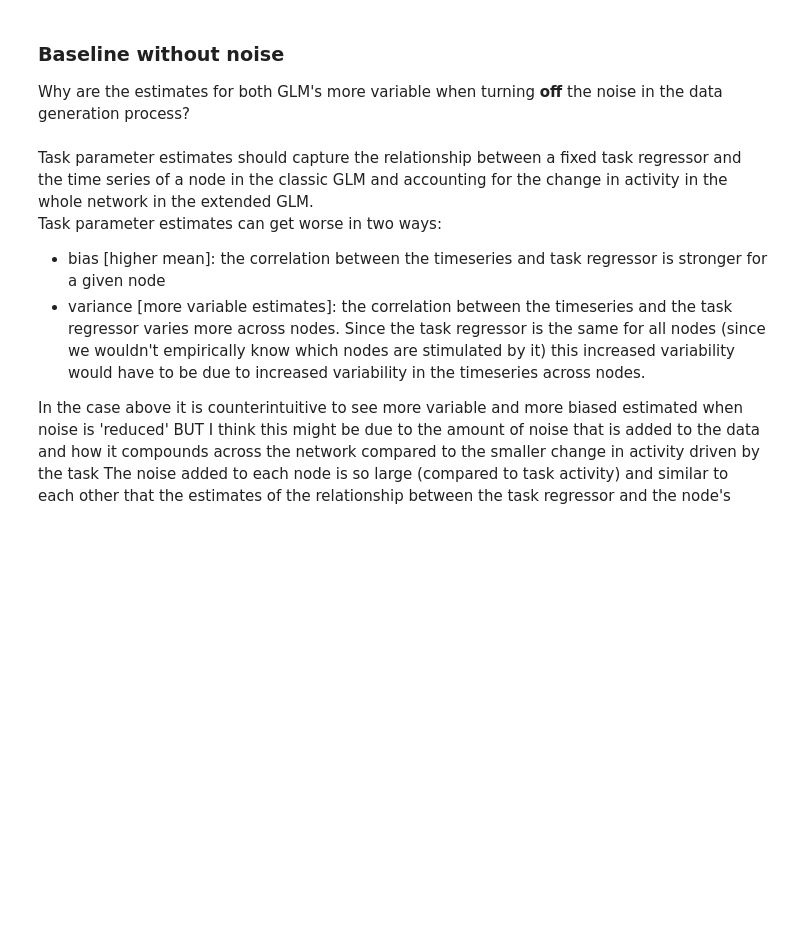
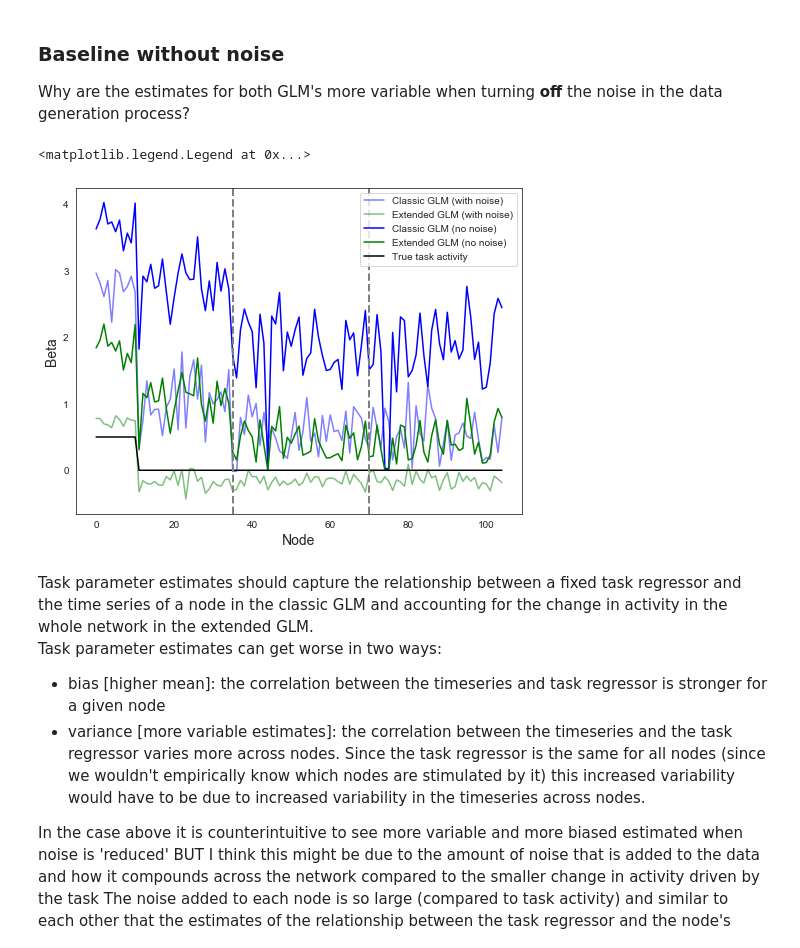
Before and after one commit to zenkavi/DevStudy_FmriNbs, a Jupyter notebook: notebooks/informationtransfermapping/TheoreticalResults/Zenkavi_Simulations/Extended_GLM_neural_network_level.ipynb, the cells around one changed output. Saved outputs shown, nothing was run; the diff lists cells and outputs as text; code cells hidden in the pictures; blank space fills up the shorter version.

```diff
--- a/notebooks/informationtransfermapping/TheoreticalResults/Zenkavi_Simulations/Extended_GLM_neural_network_level.ipynb
+++ b/notebooks/informationtransfermapping/TheoreticalResults/Zenkavi_Simulations/Extended_GLM_neural_network_level.ipynb
@@ -433,16 +442,19 @@ Why are the estimates for both GLM's more variable when turning **off** the nois
 # %%
 new_W, new_ucr_glm, new_ext_glm, new_stim_nodes = sim_network_task_glm(noise=None)
 # %%
-plt.plot(base_ucr_glm, color = "blue", alpha = .5, label = "Classic GLM (base)")
-plt.plot(base_ext_glm, color = "green", alpha = .5, label = "Extended GLM (base)")
-plt.plot(new_ucr_glm, color = "blue", label = "Classic GLM")
-plt.plot(new_ext_glm, color = "green", label = "Extended GLM")
+plt.plot(base_ucr_glm, color = "blue", alpha = .5, label = "Classic GLM (with noise)")
+plt.plot(base_ext_glm, color = "green", alpha = .5, label = "Extended GLM (with noise)")
+plt.plot(new_ucr_glm, color = "blue", label = "Classic GLM (no noise)")
+plt.plot(new_ext_glm, color = "green", label = "Extended GLM (no noise)")
 plt.plot(true_task_stim, color = "black", label = "True task activity")
 plt.ylabel('Beta',fontsize=14)
 plt.xlabel('Node',fontsize=14)
 for n in range(1,ncoms):
     plt.axvline(x=nnods*n,linewidth=2, color='gray', ls = "--")
 plt.legend(loc="best")
+# %% [output]
+<matplotlib.legend.Legend at 0x...>
+[figure, added]
 # %%
 del new_W, new_ucr_glm, new_ext_glm, new_stim_nodes
 # %% [markdown]
```
Also changed, not shown: parts of 21 cells of this notebook.
